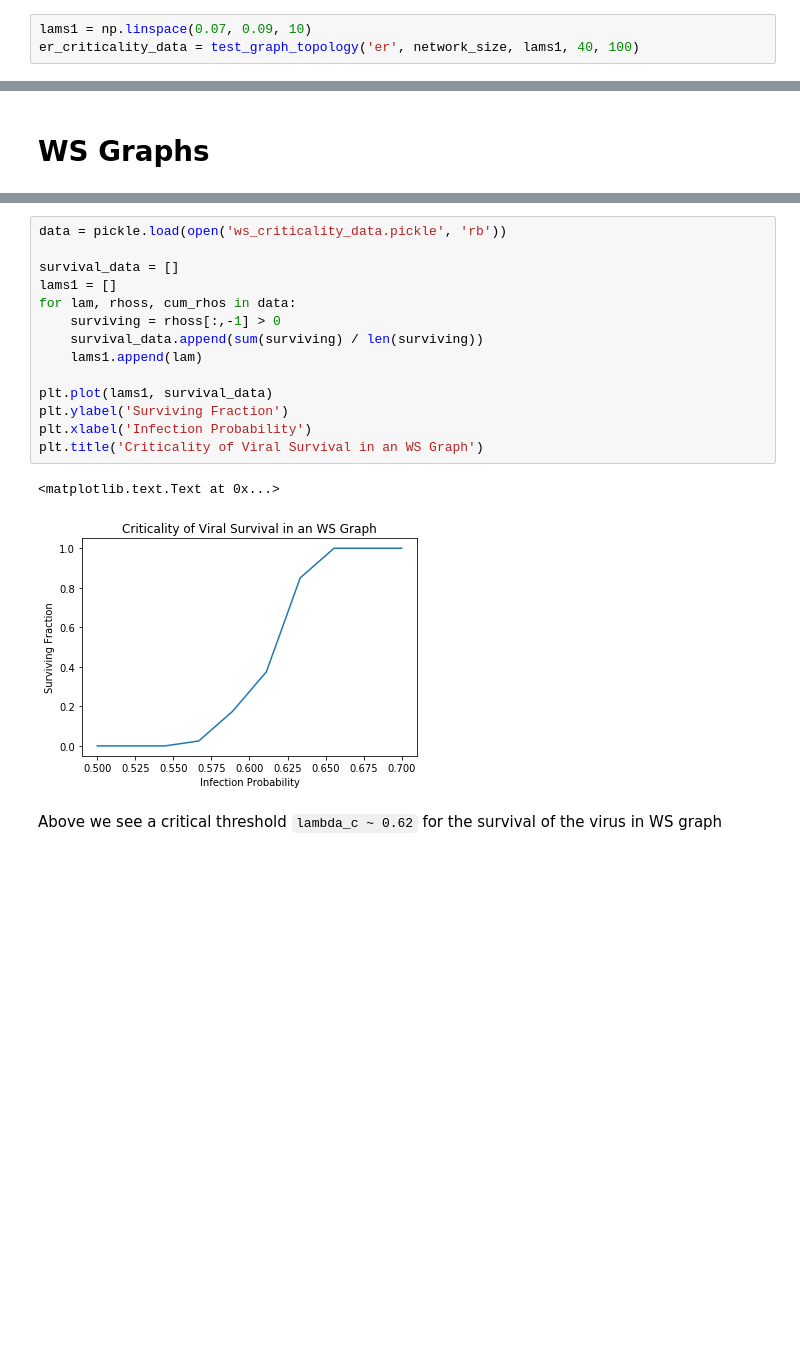
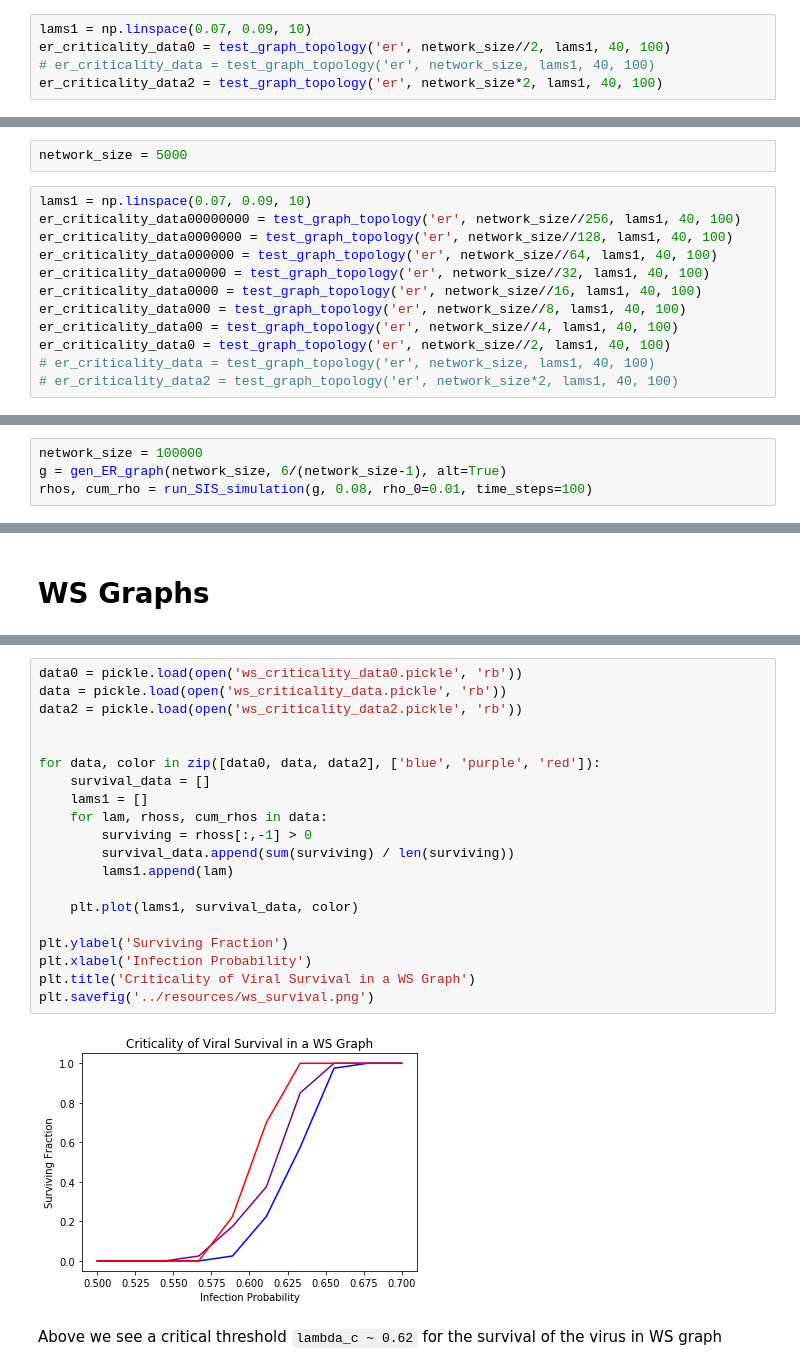
Before and after one commit to DuncanDHall/EpidemicSpreading, a Jupyter notebook: code/play.ipynb, the cells around one changed output, grey strips where cells are left out. Saved outputs shown, nothing was run; the diff lists cells and outputs as text; blank space fills up the shorter version.

```diff
--- a/code/play.ipynb
+++ b/code/play.ipynb
@@ -45,7 +45,9 @@ def test_graph_topology(graph_type, network_size, lams, trials, time_steps):
 network_size = 5000
 # %%
 lams1 = np.linspace(0.07, 0.09, 10)
-er_criticality_data = test_graph_topology('er', network_size, lams1, 40, 100)
+er_criticality_data0 = test_graph_topology('er', network_size//2, lams1, 40, 100)
+# er_criticality_data = test_graph_topology('er', network_size, lams1, 40, 100)
+er_criticality_data2 = test_graph_topology('er', network_size*2, lams1, 40, 100)
 # %% [output]
 0 lam: 0.07
 1 lam: 0.0722222222222
@@ -80,0 +94,14 @@ plt.title('Criticality of Viral Survival in an ER Graph')
+# %%
+network_size = 5000
+# %%
+lams1 = np.linspace(0.07, 0.09, 10)
+er_criticality_data00000000 = test_graph_topology('er', network_size//256, lams1, 40, 100)
+er_criticality_data0000000 = test_graph_topology('er', network_size//128, lams1, 40, 100)
+er_criticality_data000000 = test_graph_topology('er', network_size//64, lams1, 40, 100)
+er_criticality_data00000 = test_graph_topology('er', network_size//32, lams1, 40, 100)
+er_criticality_data0000 = test_graph_topology('er', network_size//16, lams1, 40, 100)
+er_criticality_data000 = test_graph_topology('er', network_size//8, lams1, 40, 100)
+er_criticality_data00 = test_graph_topology('er', network_size//4, lams1, 40, 100)
+er_criticality_data0 = test_graph_topology('er', network_size//2, lams1, 40, 100)
+# er_criticality_data = test_graph_topology('er', network_size, lams1, 40, 100)
+# er_criticality_data2 = test_graph_topology('er', network_size*2, lams1, 40, 100)
@@ -80,0 +164,4 @@ plt.title('Criticality of Viral Survival in an ER Graph')
+# %%
+network_size = 100000
+g = gen_ER_graph(network_size, 6/(network_size-1), alt=True)
+rhos, cum_rho = run_SIS_simulation(g, 0.08, rho_0=0.01, time_steps=100)
@@ -150,20 +250,25 @@ pickle.dump(ws_criticality_data, open('ws_criticality_data.pickle', 'wb'))
 # %%
+data0 = pickle.load(open('ws_criticality_data0.pickle', 'rb'))
 data = pickle.load(open('ws_criticality_data.pickle', 'rb'))
+data2 = pickle.load(open('ws_criticality_data2.pickle', 'rb'))
 
-survival_data = []
-lams1 = []
-for lam, rhoss, cum_rhos in data:
-    surviving = rhoss[:,-1] > 0
-    survival_data.append(sum(surviving) / len(surviving))
-    lams1.append(lam)
 
-plt.plot(lams1, survival_data)
+for data, color in zip([data0, data, data2], ['blue', 'purple', 'red']):
+    survival_data = []
+    lams1 = []
+    for lam, rhoss, cum_rhos in data:
+        surviving = rhoss[:,-1] > 0
+        survival_data.append(sum(surviving) / len(surviving))
+        lams1.append(lam)
+
+    plt.plot(lams1, survival_data, color)
+
 plt.ylabel('Surviving Fraction')
 plt.xlabel('Infection Probability')
-plt.title('Criticality of Viral Survival in an WS Graph')
+plt.title('Criticality of Viral Survival in a WS Graph')
+plt.savefig('../resources/ws_survival.png')
 # %% [output]
-<matplotlib.text.Text at 0x...>
-[figure, old version]
+[figure, new version]
 # %% [markdown]
 Above we see a critical threshold `lambda_c ~ 0.62` for the survival of the virus in WS graph
 # %% [markdown]
```
Also changed, not shown: parts of 24 cells of this notebook, 12 other files.
